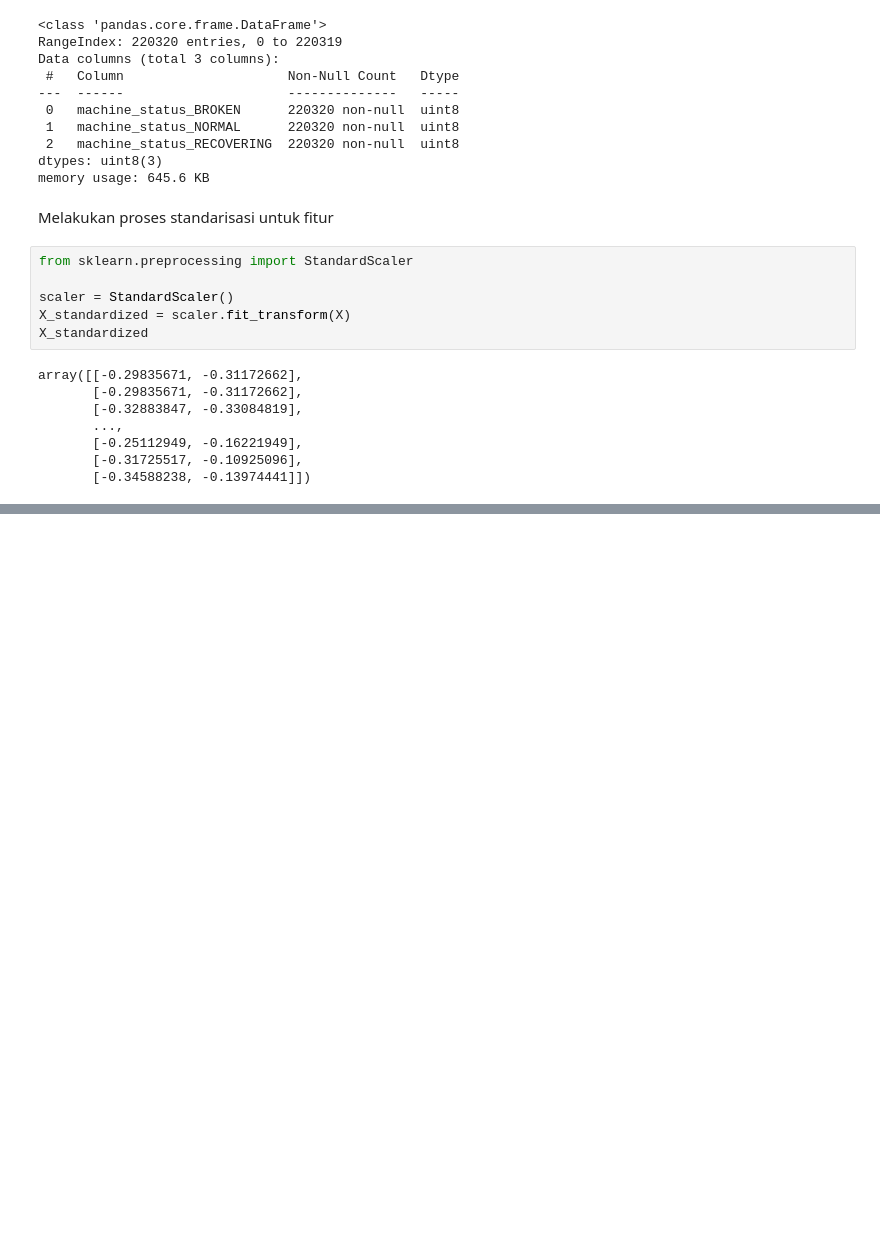
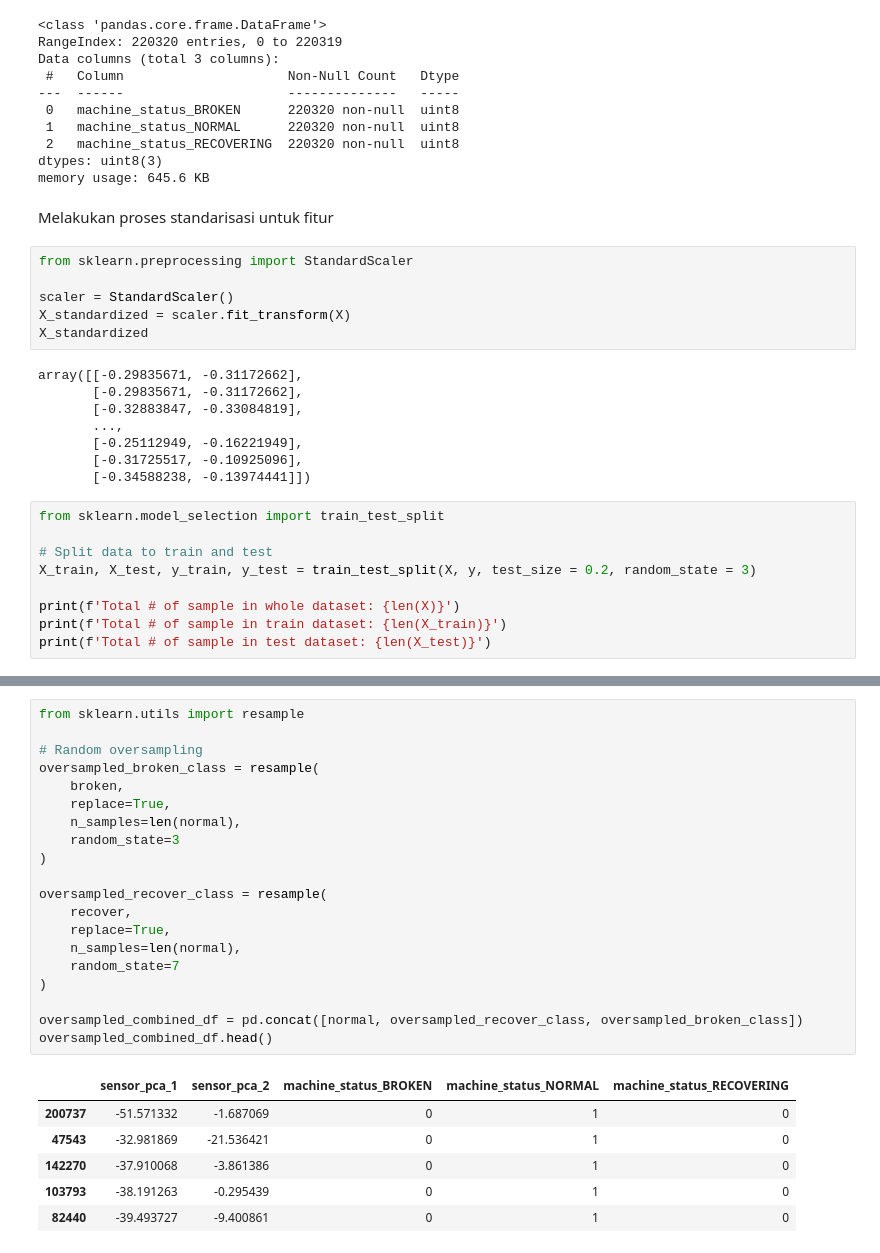
Before and after one commit to rubyw177/sensor-status-classification, a Jupyter notebook: sensor_status_classification.ipynb, the cells around one changed output, grey strips where cells are left out. Cells and saved outputs as stored; diff of their text form; blank space fills up the shorter version.

```diff
--- a/sensor_status_classification.ipynb
+++ b/sensor_status_classification.ipynb
@@ -376,3 +376,12 @@ array([[-0.29835671, -0.31172662],
        [-0.25112949, -0.16221949],
        [-0.31725517, -0.10925096],
        [-0.34588238, -0.13974441]])
+# %%
+from sklearn.model_selection import train_test_split
+
+# Split data to train and test
+X_train, X_test, y_train, y_test = train_test_split(X, y, test_size = 0.2, random_state = 3)
+
+print(f'Total # of sample in whole dataset: {len(X)}')
+print(f'Total # of sample in train dataset: {len(X_train)}')
+print(f'Total # of sample in test dataset: {len(X_test)}')
@@ -378,0 +409,27 @@ array([[-0.29835671, -0.31172662],
+# %%
+from sklearn.utils import resample
+
+# Random oversampling
+oversampled_broken_class = resample(
+    broken,
+    replace=True,
+    n_samples=len(normal),
+    random_state=3
+)
+
+oversampled_recover_class = resample(
+    recover,
+    replace=True,
+    n_samples=len(normal),
+    random_state=7
+)
+
+oversampled_combined_df = pd.concat([normal, oversampled_recover_class, oversampled_broken_class])
+oversampled_combined_df.head()
+# %% [output]
+|  | sensor_pca_1 | sensor_pca_2 | machine_status_BROKEN | machine_status_NORMAL | machine_status_RECOVERING |
+| 200737 | -51.571332 | -1.687069 | 0 | 1 | 0 |
+| 47543 | -32.981869 | -21.536421 | 0 | 1 | 0 |
+| 142270 | -37.910068 | -3.861386 | 0 | 1 | 0 |
+| 103793 | -38.191263 | -0.295439 | 0 | 1 | 0 |
+| 82440 | -39.493727 | -9.400861 | 0 | 1 | 0 |
```
Also changed, not shown: parts of 22 cells of this notebook.
